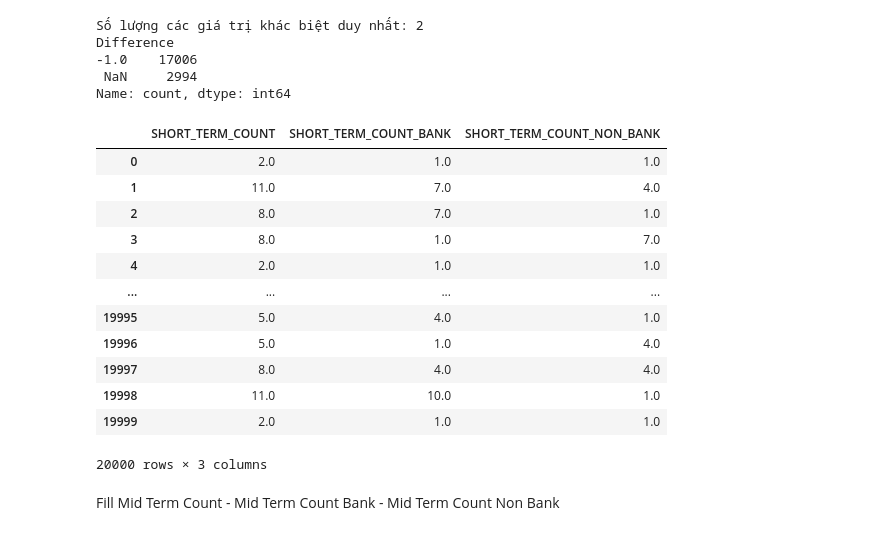
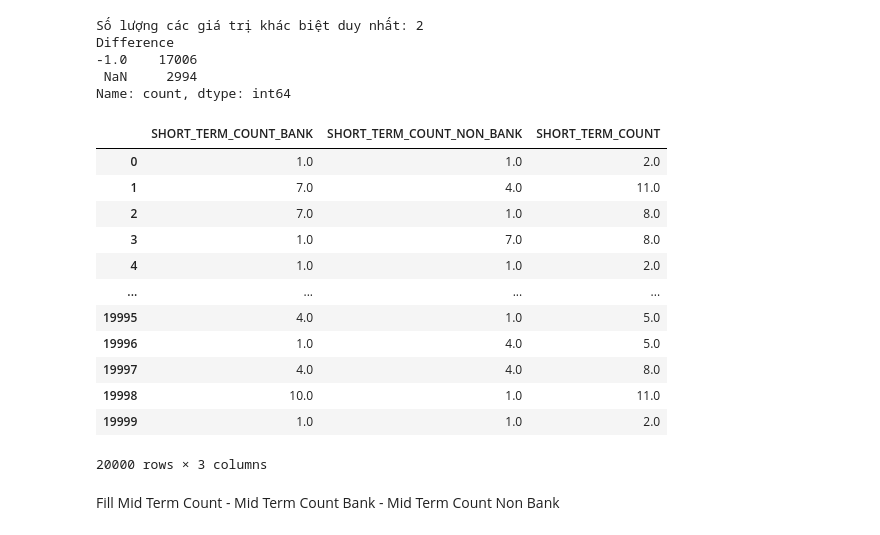
Before and after one commit to BaoVoThuong/Data-Mining-Project, a Jupyter notebook: Model/Preprocessing.ipynb, the cells around one changed output. Cells and saved outputs as stored; diff of their text form; code cells hidden in the pictures.

```diff
--- a/Model/Preprocessing.ipynb
+++ b/Model/Preprocessing.ipynb
@@ -173,25 +202,25 @@ Difference
  NaN     2994
 Name: count, dtype: int64
 # %%
-short = ['SHORT_TERM_COUNT','SHORT_TERM_COUNT_BANK','SHORT_TERM_COUNT_NON_BANK']
+short = ['SHORT_TERM_COUNT_BANK','SHORT_TERM_COUNT_NON_BANK','SHORT_TERM_COUNT']
 df['SHORT_TERM_COUNT'] = df['SHORT_TERM_COUNT'] + 1
 df.loc[(df['SHORT_TERM_COUNT'].isnull()) & (df['SHORT_TERM_COUNT_NON_BANK'].notnull()) & (df['SHORT_TERM_COUNT_BANK'].notnull()), 'SHORT_TERM_COUNT'] = df['SHORT_TERM_COUNT_BANK'] + df['SHORT_TERM_COUNT_NON_BANK']
 df.loc[(df['SHORT_TERM_COUNT_BANK'].isnull()) & (df['SHORT_TERM_COUNT_NON_BANK'].notnull()) & (df['SHORT_TERM_COUNT'].notnull()), 'SHORT_TERM_COUNT_BANK'] = df['SHORT_TERM_COUNT'] - df['SHORT_TERM_COUNT_NON_BANK']
 df.loc[(df['SHORT_TERM_COUNT_NON_BANK'].isnull()) & (df['SHORT_TERM_COUNT_BANK'].notnull()) & (df['SHORT_TERM_COUNT'].notnull()), 'SHORT_TERM_COUNT_NON_BANK'] = df['SHORT_TERM_COUNT'] - df['SHORT_TERM_COUNT_BANK']
 df[short]
 # %% [output]
-|  | SHORT_TERM_COUNT | SHORT_TERM_COUNT_BANK | SHORT_TERM_COUNT_NON_BANK |
-| 0 | 2.0 | 1.0 | 1.0 |
-| 1 | 11.0 | 7.0 | 4.0 |
-| 2 | 8.0 | 7.0 | 1.0 |
-| 3 | 8.0 | 1.0 | 7.0 |
-| 4 | 2.0 | 1.0 | 1.0 |
+|  | SHORT_TERM_COUNT_BANK | SHORT_TERM_COUNT_NON_BANK | SHORT_TERM_COUNT |
+| 0 | 1.0 | 1.0 | 2.0 |
+| 1 | 7.0 | 4.0 | 11.0 |
+| 2 | 7.0 | 1.0 | 8.0 |
+| 3 | 1.0 | 7.0 | 8.0 |
+| 4 | 1.0 | 1.0 | 2.0 |
 | ... | ... | ... | ... |
-| 19995 | 5.0 | 4.0 | 1.0 |
-| 19996 | 5.0 | 1.0 | 4.0 |
-| 19997 | 8.0 | 4.0 | 4.0 |
-| 19998 | 11.0 | 10.0 | 1.0 |
-| 19999 | 2.0 | 1.0 | 1.0 |
+| 19995 | 4.0 | 1.0 | 5.0 |
+| 19996 | 1.0 | 4.0 | 5.0 |
+| 19997 | 4.0 | 4.0 | 8.0 |
+| 19998 | 10.0 | 1.0 | 11.0 |
+| 19999 | 1.0 | 1.0 | 2.0 |
 20000 rows × 3 columns
 # %% [markdown]
 Fill Mid Term Count - Mid Term Count Bank - Mid Term Count Non Bank
```
Also changed, not shown: parts of 14 cells of this notebook, 3 other files.
